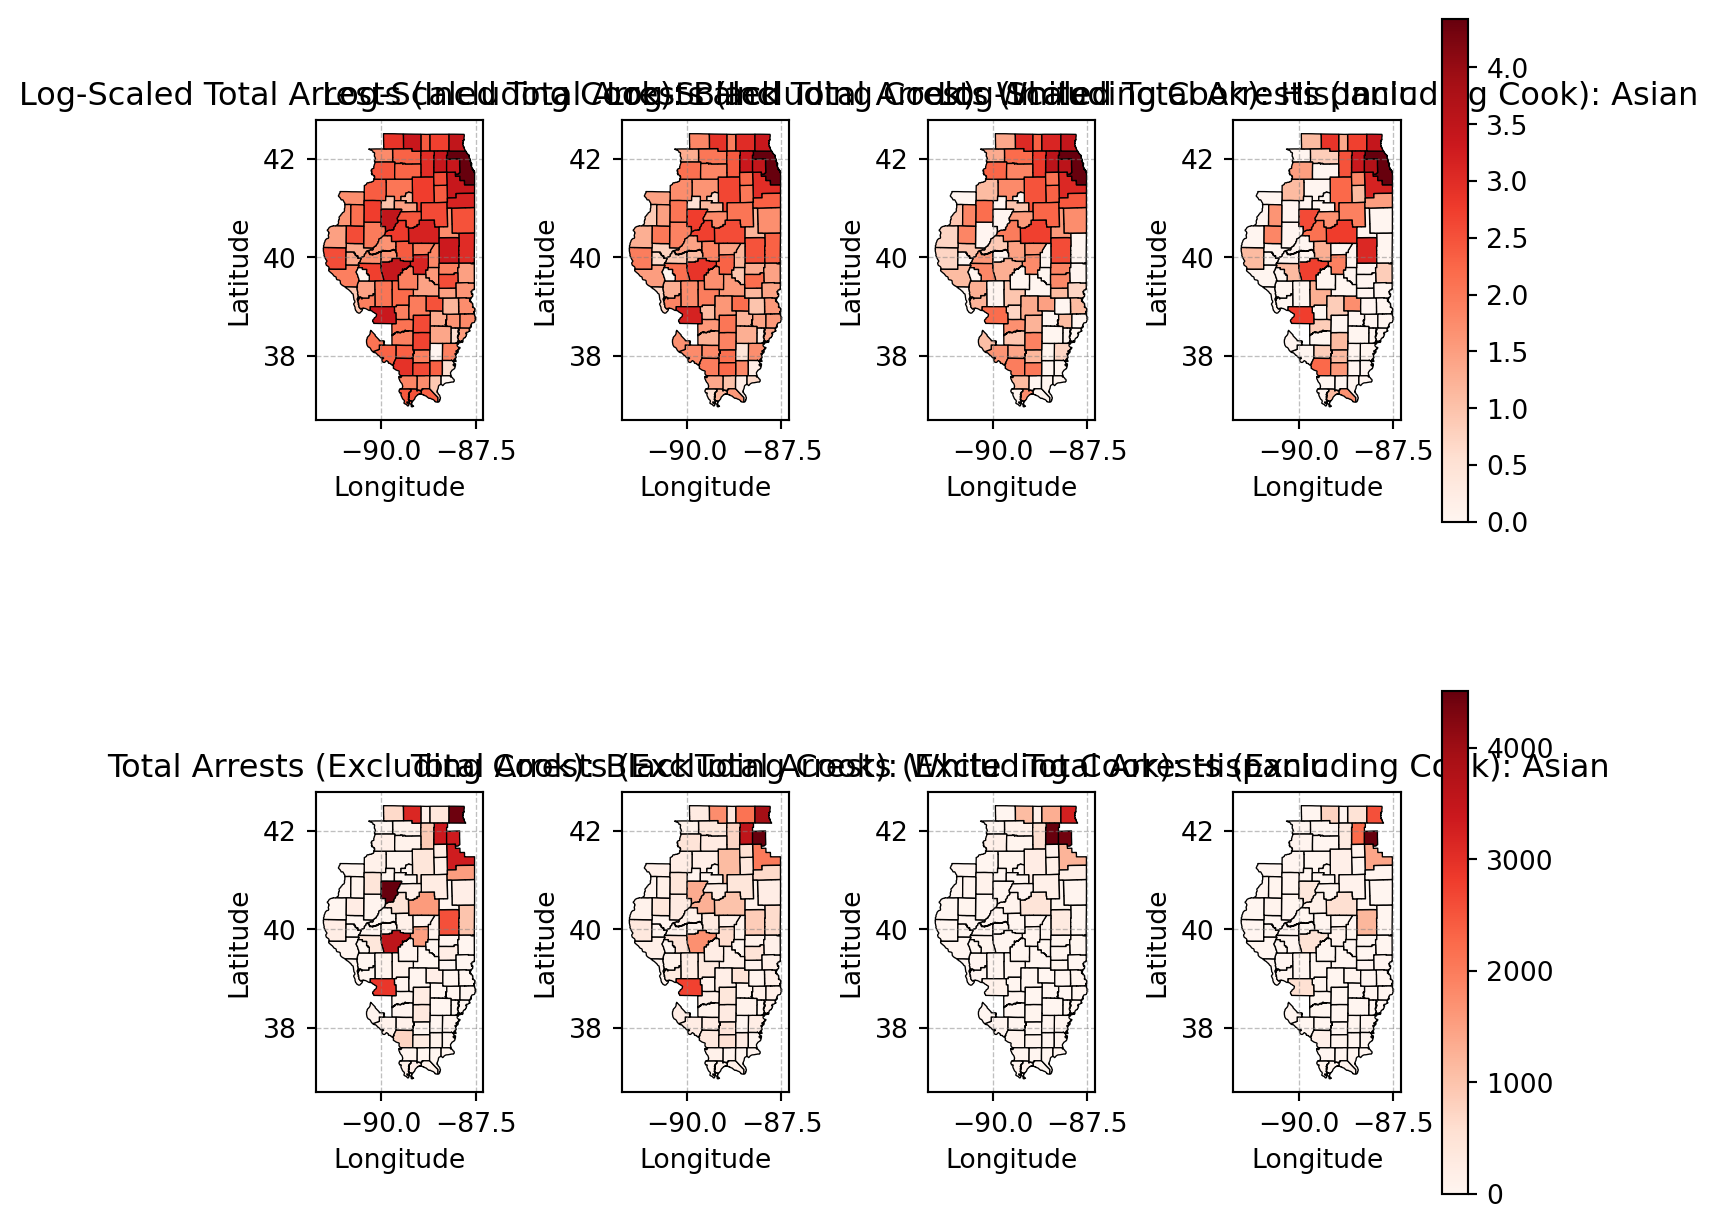
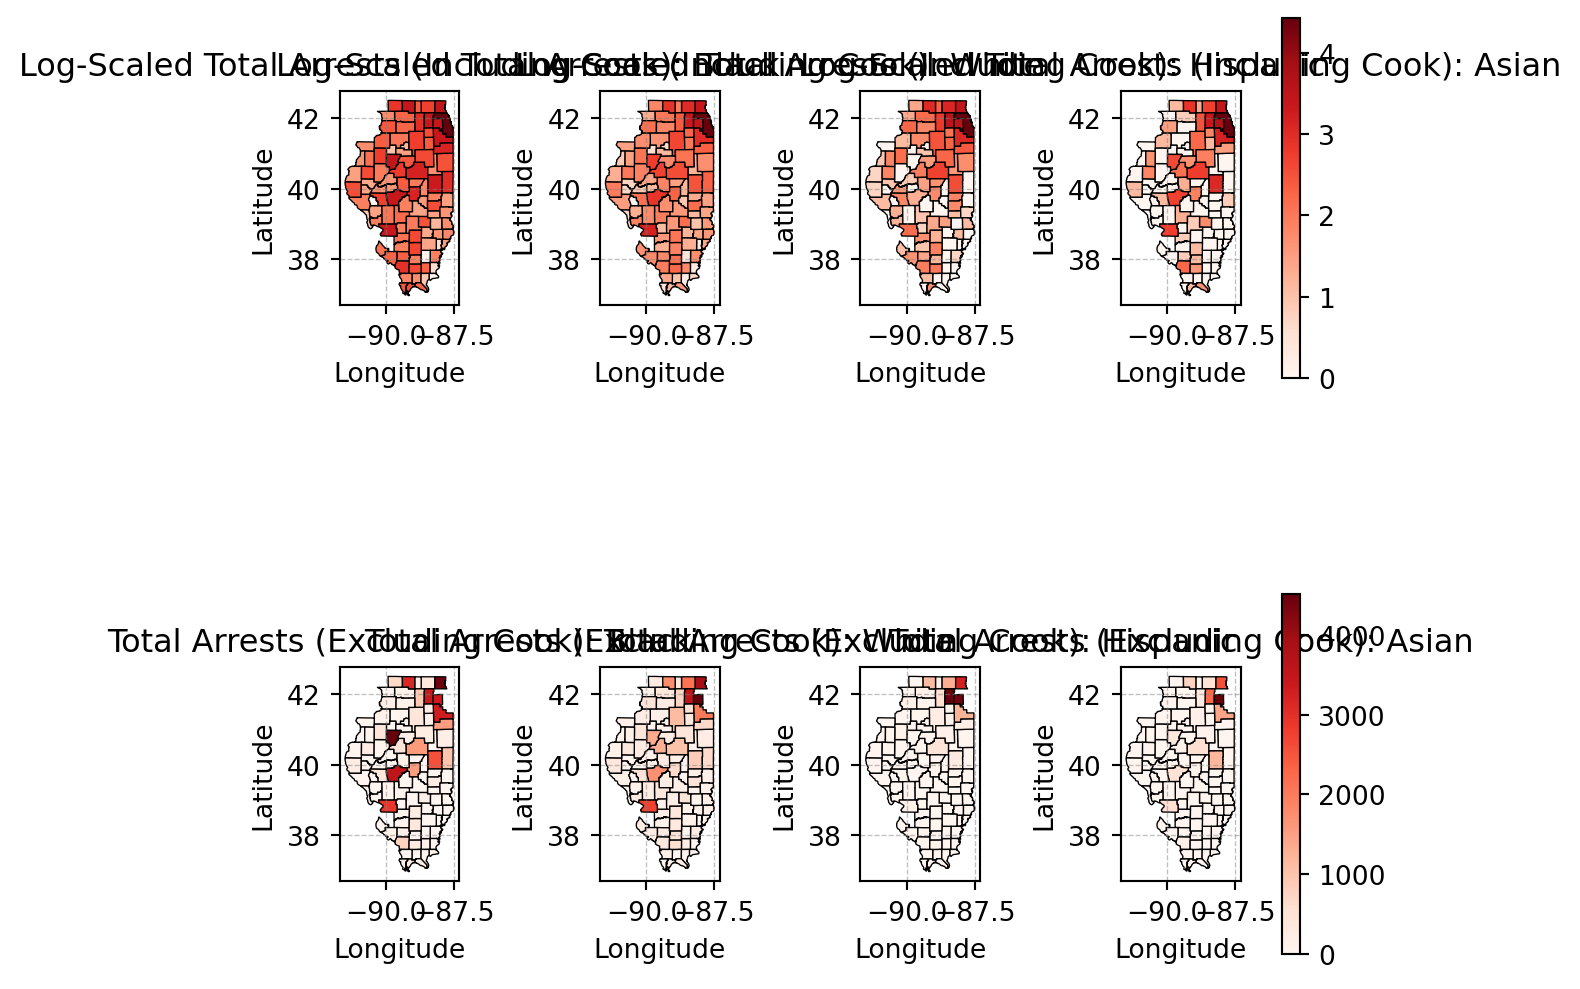
Unified diff of the notebook cell whose output changed from the first chart to the second:
--- before
+++ after
@@ -20,5 +20,5 @@
 # Create subplots
 fig, axes = plt.subplots(
-    2, len(races_to_plot), figsize=(7, 7), constrained_layout=True
+    2, len(races_to_plot), figsize=(6, 6), constrained_layout=True
 )
 

Commit: Reduce map figsize to 600px wide to fit content area